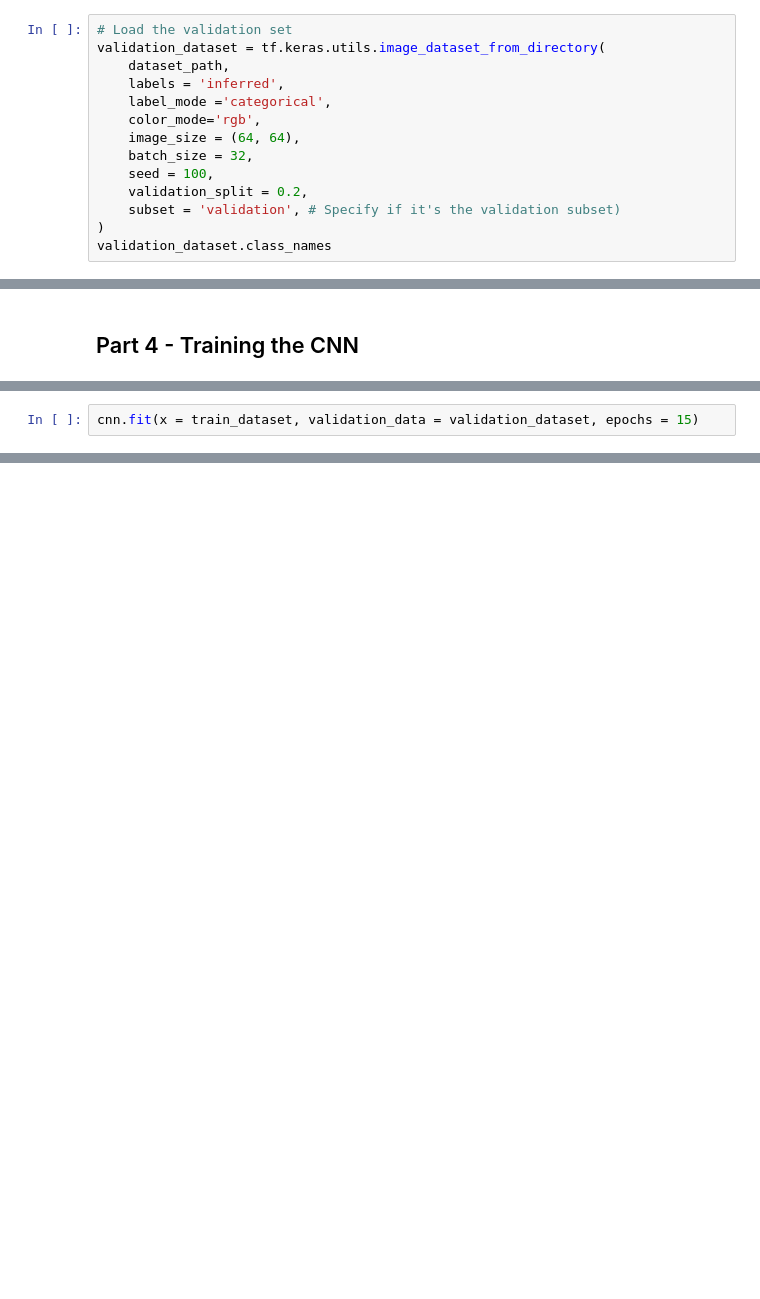
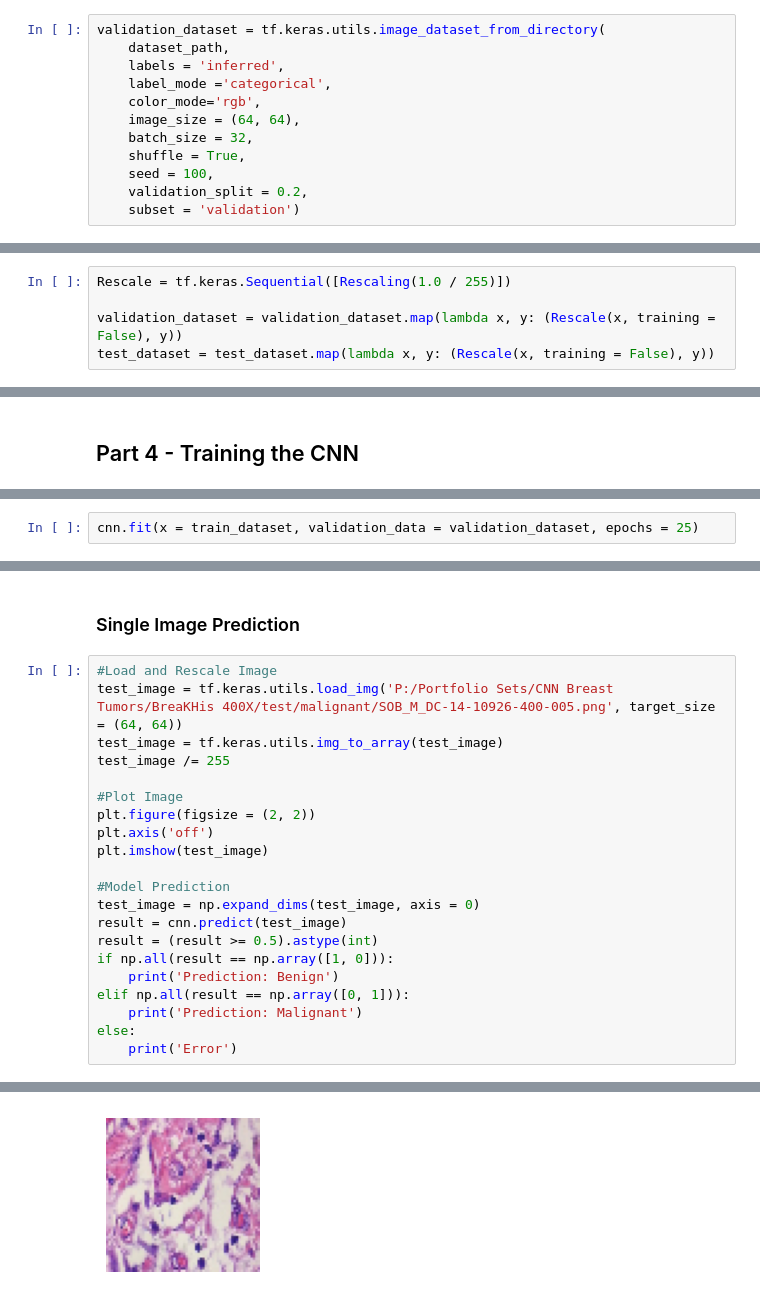
Before and after one commit to Albertykeyboard/Portfolio, a Jupyter notebook: CNN Breast Tumors/Benign vs Malignant.ipynb, the cells around one changed output, grey strips where cells are left out. Drawn from its saved outputs; the diff is of its cells as text; blank space fills up the shorter version.

```diff
--- a/CNN Breast Tumors/Benign vs Malignant.ipynb
+++ b/CNN Breast Tumors/Benign vs Malignant.ipynb
@@ -72,7 +62,6 @@ Using 919 files for training.
 # %% [markdown]
 ### Validation Set
 # %%
-# Load the validation set
 validation_dataset = tf.keras.utils.image_dataset_from_directory(
     dataset_path,
     labels = 'inferred',
@@ -80,11 +69,10 @@ validation_dataset = tf.keras.utils.image_dataset_from_directory(
     color_mode='rgb',
     image_size = (64, 64),
     batch_size = 32,
+    shuffle = True,
     seed = 100,
     validation_split = 0.2,
-    subset = 'validation', # Specify if it's the validation subset)
-)
-validation_dataset.class_names
+    subset = 'validation')
 # %% [output]
 Found 1148 files belonging to 2 classes.
 Using 229 files for validation.
@@ -101,0 +109,5 @@ Option 2) Included in the actual CNN model (Easier Deployment)
+# %%
+Rescale = tf.keras.Sequential([Rescaling(1.0 / 255)])
+
+validation_dataset = validation_dataset.map(lambda x, y: (Rescale(x, training = False), y))
+test_dataset = test_dataset.map(lambda x, y: (Rescale(x, training = False), y))
@@ -122,3 +183,3 @@ cnn.compile(optimizer = 'adam', loss = 'categorical_crossentropy', metrics = ['a
 # %%
-cnn.fit(x = train_dataset, validation_data = validation_dataset, epochs = 15)
+cnn.fit(x = train_dataset, validation_data = validation_dataset, epochs = 25)
 # %% [output]
@@ -164,0 +251,24 @@ print(prediction)
+# %% [markdown]
+### Single Image Prediction
+# %%
+#Load and Rescale Image
+test_image = tf.keras.utils.load_img('P:/Portfolio Sets/CNN Breast Tumors/BreaKHis 400X/test/malignant/SOB_M_DC-14-10926-400-005.png', target_size = (64, 64))
+test_image = tf.keras.utils.img_to_array(test_image)
+test_image /= 255
+
+#Plot Image
+plt.figure(figsize = (2, 2))
+plt.axis('off')
+plt.imshow(test_image)
+
+#Model Prediction
+test_image = np.expand_dims(test_image, axis = 0)
+result = cnn.predict(test_image)
+result = (result >= 0.5).astype(int)
+if np.all(result == np.array([1, 0])):
+    print('Prediction: Benign')
+elif np.all(result == np.array([0, 1])):
+    print('Prediction: Malignant')
+else:
+    print('Error')
+# %% [output]
@@ -164,0 +277 @@ print(prediction)
+[figure, added]
```
Also changed, not shown: parts of 35 cells of this notebook, 1 other file.
